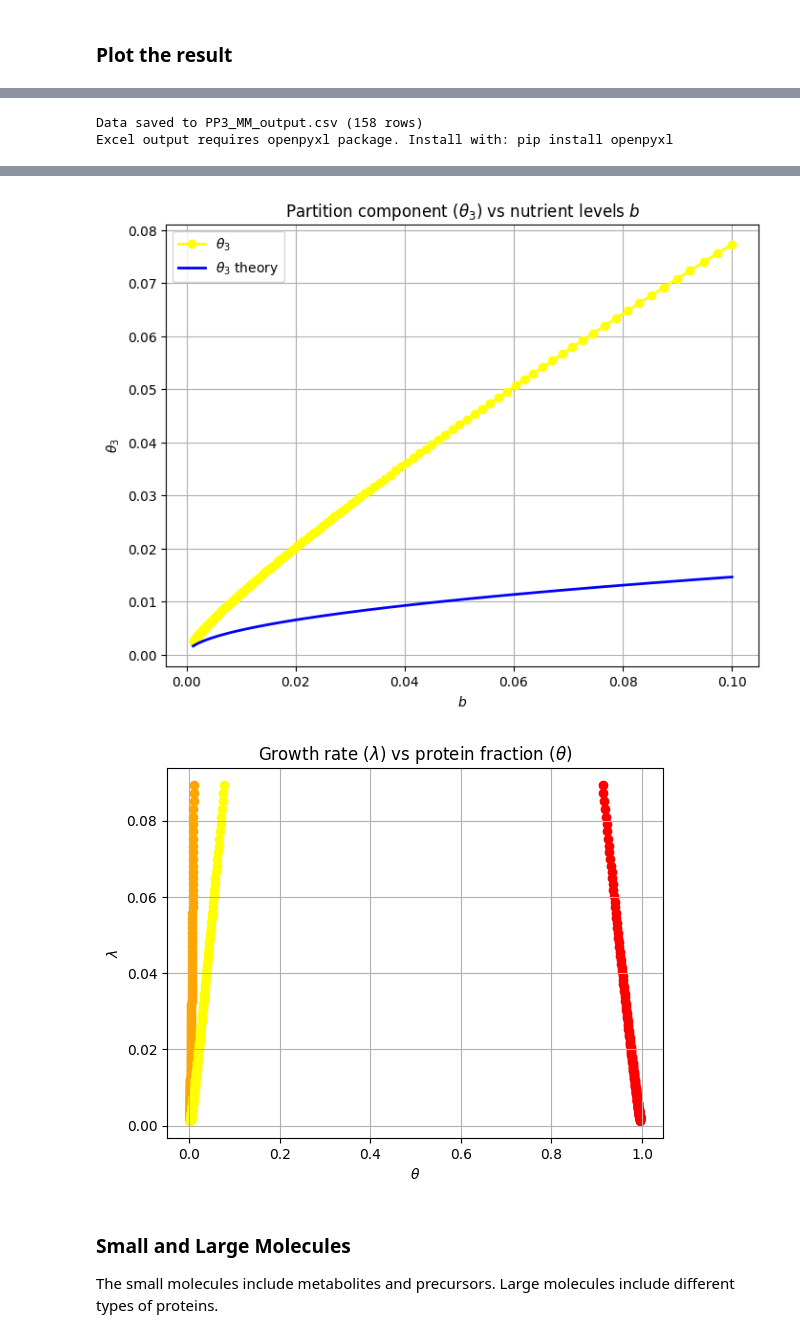
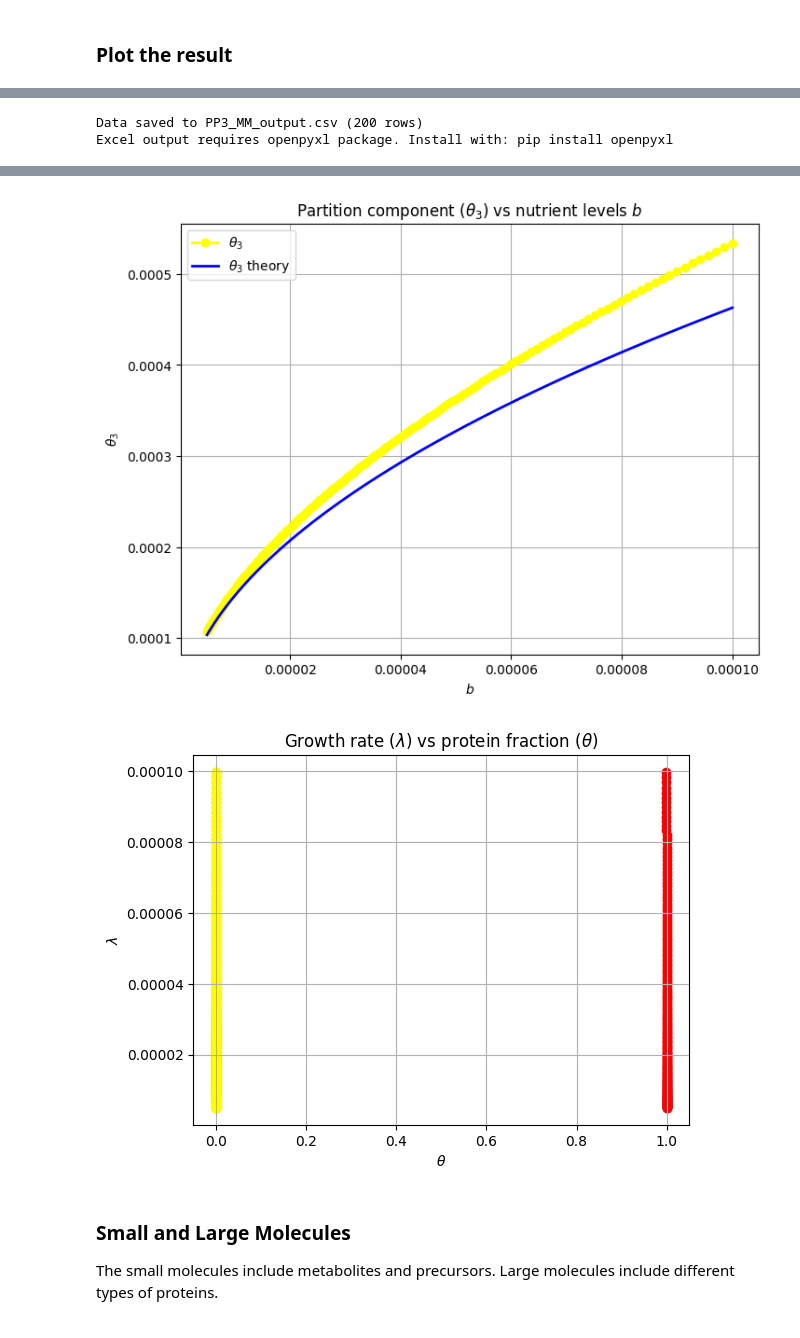
Before and after one commit to jonathan-huang/Proteome-Partition-ver.-1, a Jupyter notebook: PP3_MM.ipynb, the cells around one changed output, grey strips where cells are left out. Drawn from its saved outputs; the diff is of its cells as text; code cells hidden in the pictures.

```diff
--- a/PP3_MM.ipynb
+++ b/PP3_MM.ipynb
@@ -14,12 +14,22 @@ import time
 # Constants
 a1, a2 = 23.8, 1.4
 k1, k2 = 0.01, 0.003
-# k2 = 0.003
 N = 200
-b_min, b_max = 5e-4, 0.1
-# b_min, b_max = 500, 1000
+
+# b_min, b_max, b_large = 1e-4, 1e4, False
+b_min, b_max, b_large = 5e-6, 1e-4, False
+# b_min, b_max, b_large = 5e7, 1e8, True
+
 b_vals = np.logspace(np.log10(b_min), np.log10(b_max), N)
 #b_vals = np.linspace(b_min, b_max, N+1)
+
+# Approximate Theory
+A = np.sqrt(k1/a1)+np.sqrt(k2/a2)
+B = k1/a1 + k2/a2
+C = (k1/a1)**(3/2) + (k2/a2)**(3/2)
+D = (k1/a1)**2 + (k2/a2)**2
+E = np.sqrt((k1*k2) / (a1*a2))
+F = 1/a1 + 1/a2
 # %% [markdown]
 ### Softmax transformation
 # %%
@@ -254,22 +240,29 @@ plt.show()
 # %%
 # Approximate Theory
-A = np.sqrt(k1/a1)+np.sqrt(k2/a2)
-B = k1/a1 + k2/a2
-C = a1/k1 + a2/k2
-D = np.sqrt((k1*k2) / (a1*a2))
-E = 1/a1 + 1/a2
+# A = np.sqrt(k1/a1)+np.sqrt(k2/a2)
+# B = k1/a1 + k2/a2
+# C = a1/k1 + a2/k2
+# D = np.sqrt((k1*k2) / (a1*a2))
+# E = 1/a1 + 1/a2
 
-# theta1_approx_arr = 1 - A * np.sqrt(b_arr) + (A**2-B-2*D)*b_arr - A*((3/2)*A**2-2*B-4*D)*b_arr**(3/2)
-# theta2_approx_arr = np.sqrt(k1/a1)*( np.sqrt(b_arr) - (A**2-B-2*D)/A*b_arr + ((3/2)*A**2-2*B-4*D)*b_arr**(3/2) )
-# theta3_approx_arr = np.sqrt(k2/a2)*( np.sqrt(b_arr) - (A**2-B-2*D)/A*b_arr + ((3/2)*A**2-2*B-4*D)*b_arr**(3/2) )
-theta1_approx_arr = 1 - A*np.sqrt(b_arr) + (1/2)*A**3*b_arr**(3/2) - (3/8)*A**5*b_arr**(5/2)
-theta2_approx_arr = np.sqrt(k1/a1)*( np.sqrt(b_arr) - (1/2)*A**2*b_arr**(3/2) + (3/8)*A**4*b_arr**(5/2) )
-theta3_approx_arr = np.sqrt(k2/a2)*( np.sqrt(b_arr) - (1/2)*A**2*b_arr**(3/2) + (3/8)*A**4*b_arr**(5/2) )
+if b_large:
+    # not yet calculated
+    pass
+else:
+    theta1_approx_arr = 1 - A*np.sqrt(b_arr) + (1/2)*A**3*b_arr**(3/2) - (3/8)*A**5*b_arr**(5/2)
+    theta2_approx_arr = np.sqrt(k1/a1)*( np.sqrt(b_arr) - (1/2)*A**2*b_arr**(3/2) + (3/8)*A**4*b_arr**(5/2) )
+    theta3_approx_arr = np.sqrt(k2/a2)*( np.sqrt(b_arr) - (1/2)*A**2*b_arr**(3/2) + (3/8)*A**4*b_arr**(5/2) )
 
 # Put in DataFrame
 df = pd.DataFrame({
     "Nutrient level": b_arr,
     "Growth rate": lambda_arr,
+    r"$Y_1": Y1_arr,
+    r"$Y_2": Y2_arr,
+    r"$Y_3": Y3_arr,
+    r"$Y_4": Y4_arr,
+    r"$Y_5": Y5_arr,
+    r"Sum_Y": Y1_arr + Y2_arr + Y3_arr + Y4_arr + Y5_arr,
     r"$\theta_1$": theta1_arr,
     r"$\theta_2$": theta2_arr,
     r"$\theta_3$": theta3_arr,
@@ -351,5 +344,5 @@ plt.title(r'Growth rate ($\lambda$) vs protein fraction ($\theta$)')
 plt.grid(True)
 plt.show()
 # %% [output]
-Data saved to PP3_MM_output.csv (158 rows)
+Data saved to PP3_MM_output.csv (200 rows)
 Excel output requires openpyxl package. Install with: pip install openpyxl
@@ -370,5 +363,5 @@ Excel output requires openpyxl package. Install with: pip install openpyxl
-[figure, old version]
+[figure, new version]
-[figure, old version]
+[figure, new version]
 # %% [markdown]
 ### Small and Large Molecules
 The small molecules include metabolites and precursors. Large molecules include different types of proteins.
```
Also changed, not shown: parts of 8 cells of this notebook, 6 other files.
